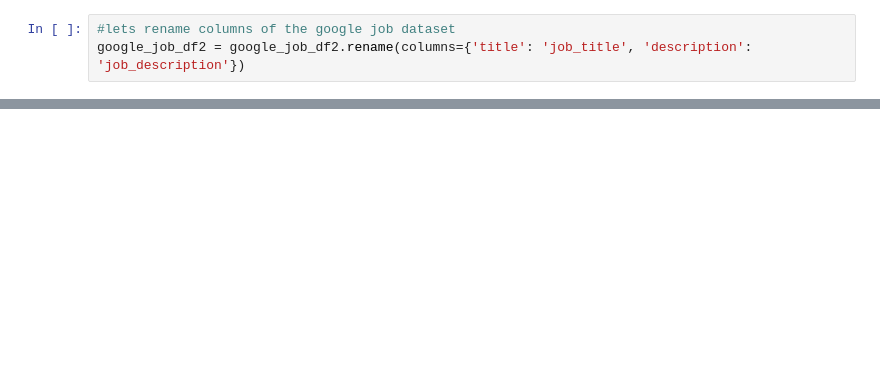
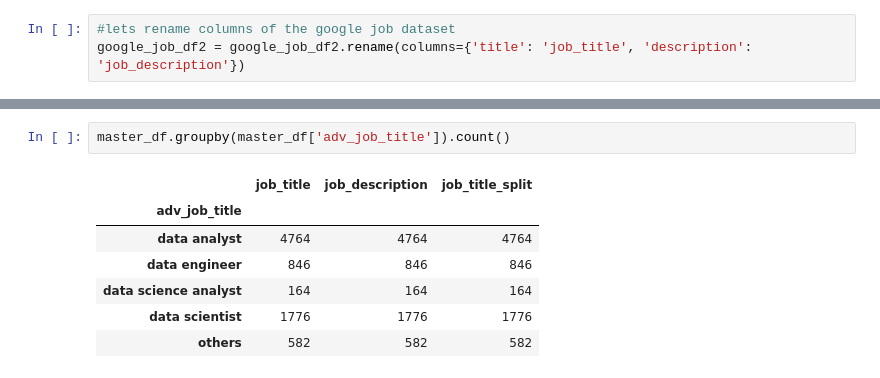
Before and after one commit to Nuel-EN/Capstone-Project-, a Jupyter notebook: Master-NB.ipynb, the cells around one changed output, grey strips where cells are left out. Drawn from its saved outputs; the diff is of its cells as text; blank space fills up the shorter version.

```diff
--- a/Master-NB.ipynb
+++ b/Master-NB.ipynb
@@ -68,0 +391,10 @@ memory usage: 190.6+ KB
+# %%
+master_df.groupby(master_df['adv_job_title']).count()
+# %% [output]
+|  | job_title | job_description | job_title_split |
+| adv_job_title |  |  |  |
+| data analyst | 4764 | 4764 | 4764 |
+| data engineer | 846 | 846 | 846 |
+| data science analyst | 164 | 164 | 164 |
+| data scientist | 1776 | 1776 | 1776 |
+| others | 582 | 582 | 582 |
```
Also changed, not shown: parts of 36 cells of this notebook.
